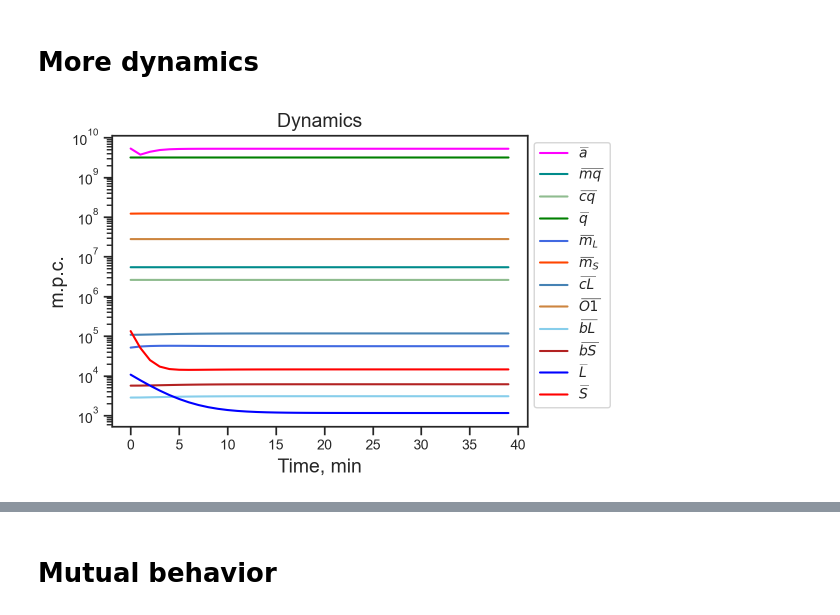
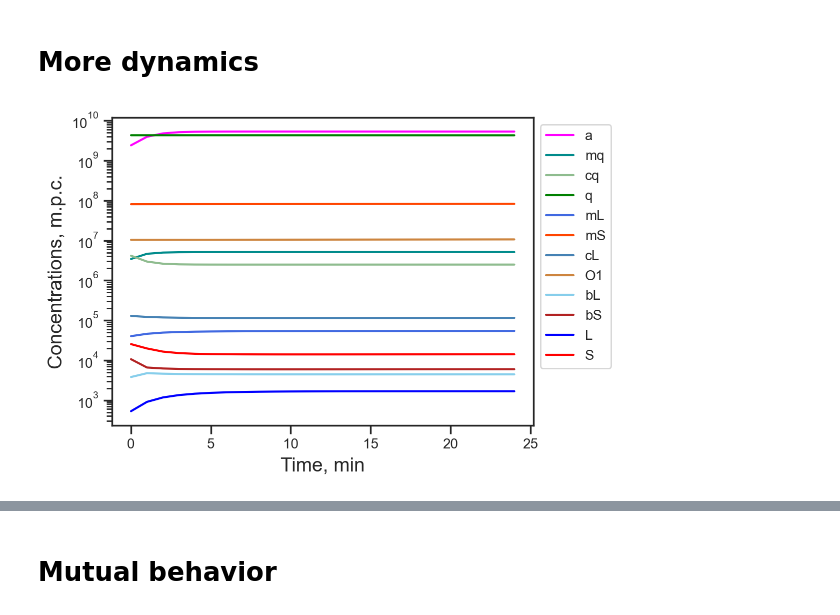
Before and after one commit to SeriySamuray/TE_model, a Jupyter notebook: TE_model_calc.ipynb, the cells around one changed output, grey strips where cells are left out. Cells and saved outputs as stored; diff of their text form; code cells hidden in the pictures.

```diff
--- a/TE_model_calc.ipynb
+++ b/TE_model_calc.ipynb
@@ -41,7 +42,11 @@ def check_dir_exist(path):
 %config InlineBackend.figure_formats = {'png', 'retina'}
 
 # Plot parameters
-rcParams['figure.figsize'] = 6,4
+mpl.rcParams['figure.figsize'] = 6,4
+mpl.rcParams['svg.fonttype'] = 'none'
+mpl.rcParams["figure.autolayout"] = True
+mpl.rcParams["figure.dpi"] = 100
+mpl.rcParams["savefig.dpi"] = 300
 
 # Seaborn settings for notebook
 rc = {'lines.linewidth': 1.,
@@ -90,11 +95,17 @@ path = "../data/"
 dir_data = path+"calc/"
 dir_save = dir_data+"save/"
 dir_pic = dir_data+"pic/"
+dir_pic = dir_data+"pic/"
+dir_svg = dir_pic+"svg/"
+
+# Set: save plots or not
+save_pic = True
+save_svg = True
 
 # chech directories exit, create if not
 check_dir_exist(dir_save)
 check_dir_exist(dir_pic)
-check_dir_exist(dir_pic+"svg/")
+check_dir_exist(dir_svg)
 # %% [markdown]
 # Set model
 # %%
@@ -1704,56 +1734,56 @@ step = 1.
 t_span = np.array([t_start, t_finish])
 t = np.arange(t_start,t_finish,step)
 n0 = 0
-n = 40 #int((t_finish-t_start)/step)
+n = 25 #int((t_finish-t_start)/step)
 
 ### set initial conditions
 nplist = npar_list.copy()
 incond = root0.x.copy()
 
 ### add white noise
-# seed = 12345
-# rng = np.random.default_rng(seed)
-# rfloat = rng.random(12)
-# incond += incond*(rfloat*2-1)*0.8
+seed = 12345
+rng = np.random.default_rng(seed)
+rfloat = rng.random(12)
+incond += incond*(rfloat*2-1)*1
 
 ### Perturbe some variables
-incond[-2:] *= 10
+# incond[-2:] *= 10
 
 # integrate
 sol = integrate.solve_ivp(integr_syst_par, t_span, incond, t_eval=t, dense_output=True, method='Radau')
 
 # Plot
 fig, ax = plt.subplots()
 
-ax.plot(sol.t[n0:n], sol.y[0,n0:n], '-', lw=1.5, color=colormap[0], label=r"$\widebar{a}$")
-ax.plot(sol.t[n0:n], sol.y[1,n0:n], '-', lw=1.5, color=colormap[1], label=r"$\widebar{mq}$")
-ax.plot(sol.t[n0:n], sol.y[2,n0:n], '-', lw=1.5, color=colormap[2], label=r"$\widebar{cq}$")
-ax.plot(sol.t[n0:n], sol.y[3,n0:n], '-', lw=1.5, color=colormap[3], label=r"$\widebar{q}$")
-ax.plot(sol.t[n0:n], sol.y[4,n0:n], '-', lw=1.5, color=colormap[4], label=r"$\widebar{m}_L$")
-ax.plot(sol.t[n0:n], sol.y[5,n0:n], '-', lw=1.5, color=colormap[5], label=r"$\widebar{m}_S$")
-ax.plot(sol.t[n0:n], sol.y[6,n0:n], '-', lw=1.5, color=colormap[6], label=r"$\widebar{cL}$")
-ax.plot(sol.t[n0:n], sol.y[7,n0:n], '-', lw=1.5, color=colormap[7], label=r"$\widebar{O1}$")
-ax.plot(sol.t[n0:n], sol.y[8,n0:n], '-', lw=1.5, color=colormap[8], label=r"$\widebar{bL}$")
-ax.plot(sol.t[n0:n], sol.y[9,n0:n], '-', lw=1.5, color=colormap[9], label=r"$\widebar{bS}$")
-ax.plot(sol.t[n0:n], sol.y[10,n0:n],'-', lw=1.5, color=colormap[10], label=r"$\widebar{L}$")
-ax.plot(sol.t[n0:n], sol.y[11,n0:n],'-', lw=1.5, color=colormap[11], label=r"$\widebar{S}$")
+ax.plot(sol.t[n0:n], sol.y[0,n0:n], '-', lw=1.5, color=colormap[0],  label=r"a")
+ax.plot(sol.t[n0:n], sol.y[1,n0:n], '-', lw=1.5, color=colormap[1],  label=r"mq")
+ax.plot(sol.t[n0:n], sol.y[2,n0:n], '-', lw=1.5, color=colormap[2],  label=r"cq")
+ax.plot(sol.t[n0:n], sol.y[3,n0:n], '-', lw=1.5, color=colormap[3],  label=r"q")
+ax.plot(sol.t[n0:n], sol.y[4,n0:n], '-', lw=1.5, color=colormap[4],  label=r"mL")
+ax.plot(sol.t[n0:n], sol.y[5,n0:n], '-', lw=1.5, color=colormap[5],  label=r"mS")
+ax.plot(sol.t[n0:n], sol.y[6,n0:n], '-', lw=1.5, color=colormap[6],  label=r"cL")
+ax.plot(sol.t[n0:n], sol.y[7,n0:n], '-', lw=1.5, color=colormap[7],  label=r"O1")
+ax.plot(sol.t[n0:n], sol.y[8,n0:n], '-', lw=1.5, color=colormap[8],  label=r"bL")
+ax.plot(sol.t[n0:n], sol.y[9,n0:n], '-', lw=1.5, color=colormap[9],  label=r"bS")
+ax.plot(sol.t[n0:n], sol.y[10,n0:n],'-', lw=1.5, color=colormap[10], label=r"L")
+ax.plot(sol.t[n0:n], sol.y[11,n0:n],'-', lw=1.5, color=colormap[11], label=r"S")
 
 # Set axes
-ax.set_title('Dynamics')
+# ax.set_title('Dynamics')
 ax.set_xlabel('Time, min')
-ax.set_ylabel('m.p.c.')
+ax.set_ylabel('Concentrations, m.p.c.')
 ax.set_yscale('log')
 ax.axis('auto')
 ax.legend(bbox_to_anchor=[1.,1])
 plt.tight_layout()
 
 # save figure
 dir_pic_tmp = dir_pic+"dyn/"
 check_dir_exist(dir_pic_tmp)
 check_dir_exist(dir_pic_tmp+"svg/")
-fig_name = "dyn_LS_pert10"
-plt.savefig(dir_pic_tmp+f"{fig_name}.png", bbox_inches='tight')
-plt.savefig(dir_pic_tmp+f"svg/{fig_name}.svg", bbox_inches='tight')
+fig_name = "dyn_pert_rand_100"
+if save_pic: plt.savefig(dir_pic_tmp+f"{fig_name}.png", bbox_inches='tight')
+if save_svg: plt.savefig(dir_pic_tmp+f"svg/{fig_name}.svg", bbox_inches='tight')
 plt.show()
 # %% [output]
-[figure, old version]
+[figure, new version]
```
Also changed, not shown: parts of 23 cells of this notebook, 2 other files.
